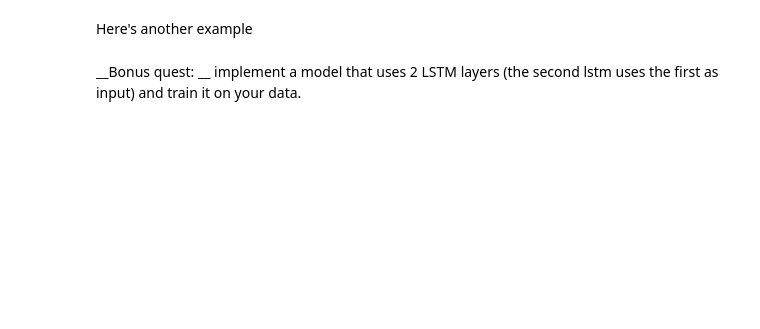
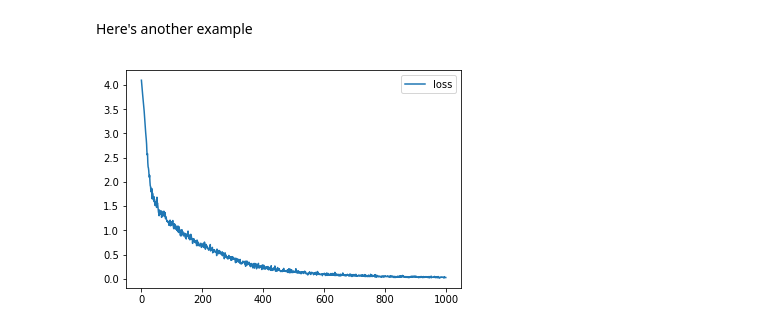
Before and after one commit to nik31096/Practical_DL, a Jupyter notebook: week06_rnn/seminar_pytorch.ipynb, the cells around one changed output. Saved outputs shown, nothing was run; the diff lists cells and outputs as text; code cells hidden in the pictures; blank space fills up the shorter version.

```diff
--- a/week06_rnn/seminar_pytorch.ipynb
+++ b/week06_rnn/seminar_pytorch.ipynb
@@ -390,7 +444,7 @@ class CharLSTMCell(nn.Module):
     """
     Implements something like CharRNNCell, but with LSTM
     """
-    def __init__(self, num_tokens=len(tokens), embedding_size=16, rnn_num_units=64):
+    def __init__(self, num_tokens=len(tokens), embedding_size=64, rnn_num_units=64):
         super(self.__class__,self).__init__()
         self.num_units = rnn_num_units
         self.emb = nn.Embedding(num_tokens, embedding_size)
@@ -407,12 +461,11 @@ class CharLSTMCell(nn.Module):
     def initial_state(self, batch_size):
         """ LSTM has two state variables, cell and hid """
         return torch.zeros(batch_size, self.num_units), torch.zeros(batch_size, self.num_units)
-
-char_lstm = CharLSTMCell()
 # %%
 # the model applies over the whole sequence
+char_lstm = CharLSTMCell()
 batch_ix = to_matrix(sample(lines, 32), max_len=MAX_LENGTH)
-batch_ix = torh.tensor(batch_ix, dtype=torch.int64)
+batch_ix = torch.tensor(batch_ix, dtype=torch.int64)
 
 logp_seq = rnn_loop(char_lstm, batch_ix)
 
@@ -421,5 +474,37 @@ loss = F.nll_loss(logp_seq[:, 1:].contiguous().view(-1, num_tokens),
                   batch_ix[:, :-1].contiguous().view(-1))
 
 loss.backward()
-# %% [markdown]
-__Bonus quest: __ implement a model that uses 2 LSTM layers (the second lstm uses the first as input) and train it on your data.
+# %%
+lstm = CharLSTMCell()
+opt = torch.optim.Adam(lstm.parameters())
+history = []
+# %%
+for i in range(1000):
+    # the model applies over the whole sequence
+    batch_ix = to_matrix(sample(lines, 32), max_len=MAX_LENGTH)
+    batch_ix = torch.tensor(batch_ix, dtype=torch.int64)
+
+    logp_seq = rnn_loop(lstm, batch_ix)
+
+    # compute loss. This time we use nll_loss with some duct tape
+    loss = F.nll_loss(logp_seq[:, 1:].contiguous().view(-1, num_tokens),
+                      batch_ix[:, :-1].contiguous().view(-1))
+
+
+    # train with backprop
+    loss.backward()
+
+    opt.step()
+
+    opt.zero_grad()
+
+    history.append(loss.data.numpy())
+    if (i+1) % 100 == 0:
+        clear_output(True)
+        plt.plot(history,label='loss')
+        plt.legend()
+        plt.show()
+
+assert np.mean(history[:10]) > np.mean(history[-10:]), "RNN didn't converge."
+# %% [output]
+[figure, added]
```
Also changed, not shown: parts of 11 cells of this notebook.
